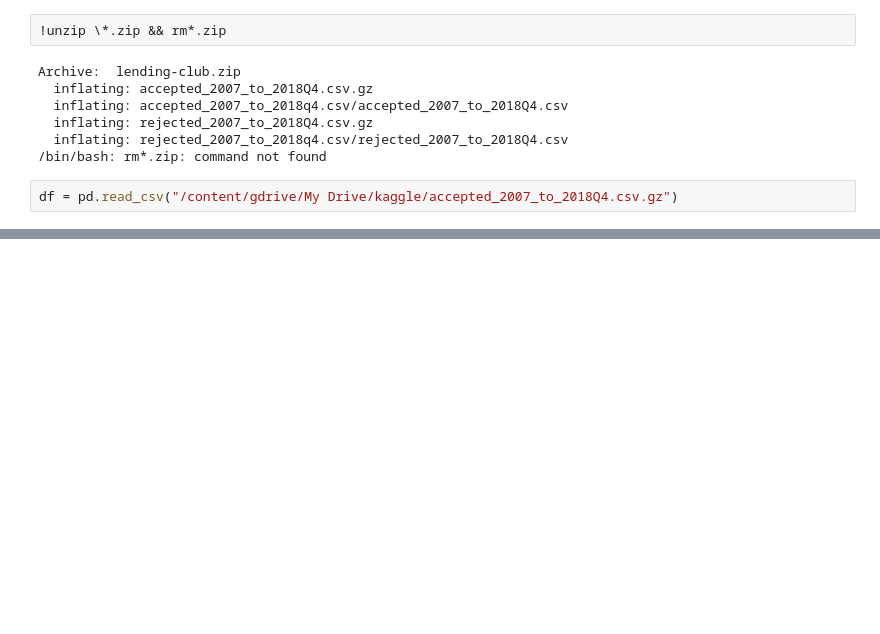
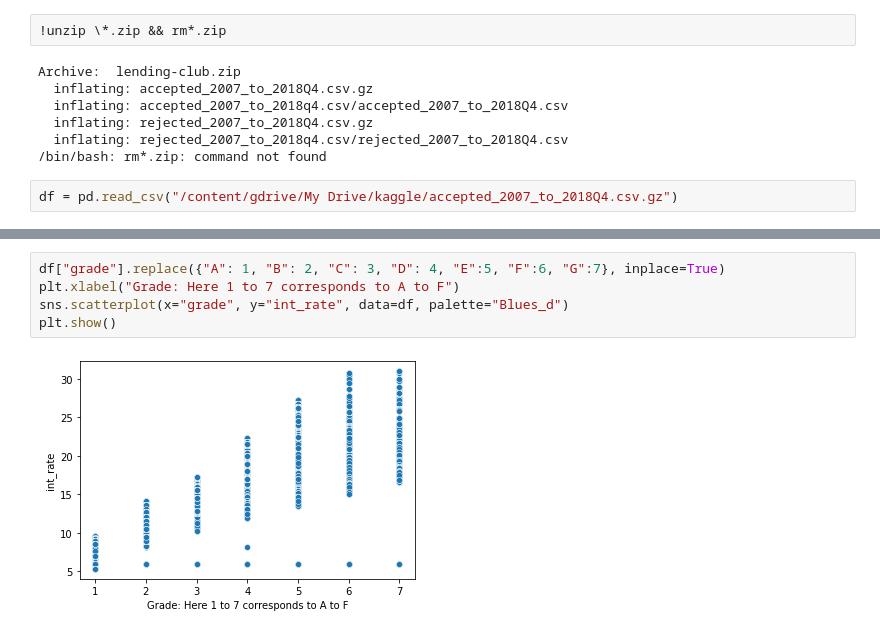
Before and after one commit to wasilone11/Data-Science-20-Feb-Optimizing-Lending-Club-s-Financial-Risk, a Jupyter notebook: Untitled.ipynb, the cells around one changed output, grey strips where cells are left out. Saved outputs shown, nothing was run; the diff lists cells and outputs as text; blank space fills up the shorter version.

```diff
--- a/Untitled.ipynb
+++ b/Untitled.ipynb
@@ -110,0 +107,7 @@ Text(0, 0.5, 'Average loan amount issued')
+# %%
+df["grade"].replace({"A": 1, "B": 2, "C": 3, "D": 4, "E":5, "F":6, "G":7}, inplace=True)
+plt.xlabel("Grade: Here 1 to 7 corresponds to A to F")
+sns.scatterplot(x="grade", y="int_rate", data=df, palette="Blues_d")
+plt.show()
+# %% [output]
+[figure, added]
```
Also changed, not shown: parts of 7 cells of this notebook.
